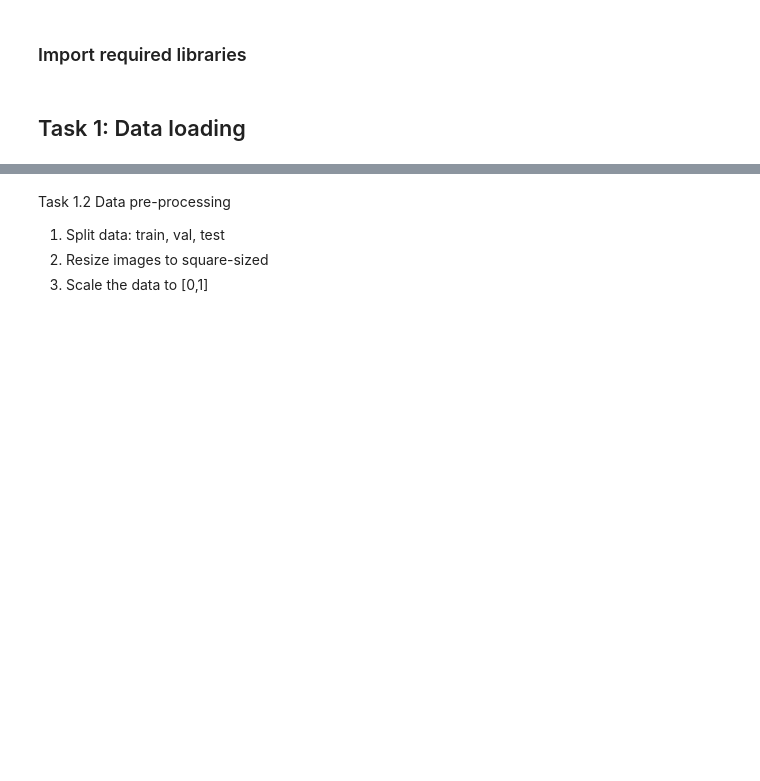
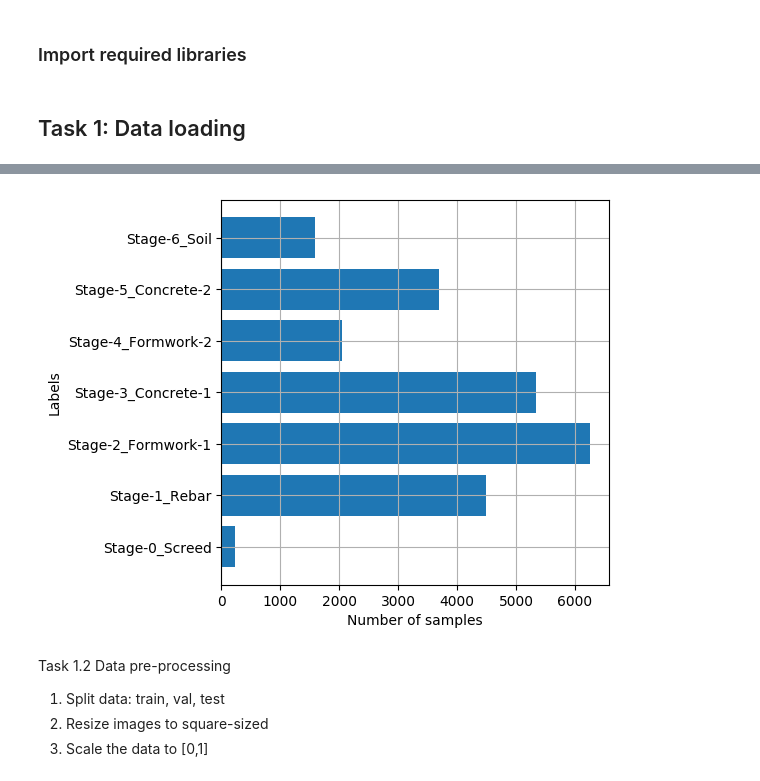
Before and after one commit to pimakshay/stage-classification, a Jupyter notebook: run_model.ipynb, the cells around one changed output, grey strips where cells are left out. Drawn from its saved outputs; the diff is of its cells as text; code cells hidden in the pictures; blank space fills up the shorter version.

```diff
--- a/run_model.ipynb
+++ b/run_model.ipynb
@@ -31,3 +32,8 @@ dataframe = pd.read_csv(os.path.join(data_dir, 'stage_labels_corr.csv'),sep=";")
 dataframe['camera'] = dataframe['imagename'].apply(lambda x: x.split('_')[0])
 dataframe['timestamp'] = dataframe['imagename'].apply(lambda x: x.split('_')[1][1:])
 dataframe['structure_index'] = dataframe['imagename'].apply(lambda x: int(x.split('_')[2].split('.')[0]))
+dataframe['numbered_label'] = dataframe['label'].apply(lambda x: int(x.split('-')[1][0]))
+# %%
+class_labels = list(dataframe["label"].unique())
+class_labels = class_labels[-1:]+class_labels[:-1]
+class_labels
@@ -33,0 +48,5 @@ dataframe['structure_index'] = dataframe['imagename'].apply(lambda x: int(x.spli
+# %%
+class_labels_dict = {}
+for i, item in enumerate(class_labels):
+    class_labels_dict[i] = item
+class_labels_dict
@@ -34,3 +61,18 @@ dataframe['structure_index'] = dataframe['imagename'].apply(lambda x: int(x.spli
+# %%
+# Visualizing distribution of different samples of stages of construction
+count = np.zeros(len(class_labels), dtype='int')
+for i, item in enumerate(class_labels):
+    count[i] = dataframe[dataframe['label']==item].size
+
+fig, ax = plt.subplots(1,1, figsize=(5,5))
+ax.barh(class_labels, count)
+
+plt.xlabel("Number of samples")
+plt.ylabel("Labels")
+plt.grid()
+plt.show()
+# %% [output]
+[figure, added]
 # %% [markdown]
 Task 1.2 Data pre-processing
 1. Split data: train, val, test
```
Also changed, not shown: parts of 18 cells of this notebook, 1 other file.
